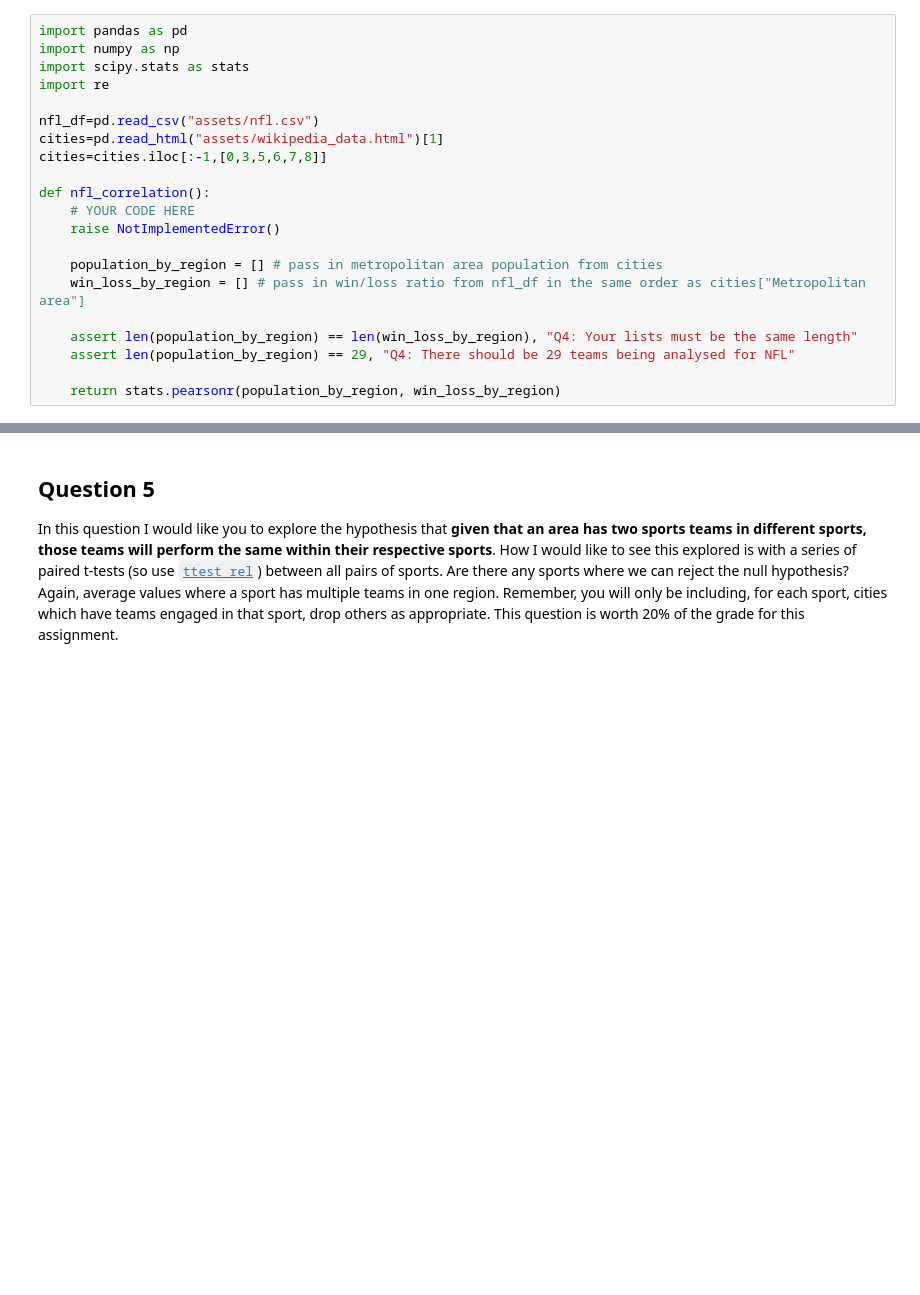
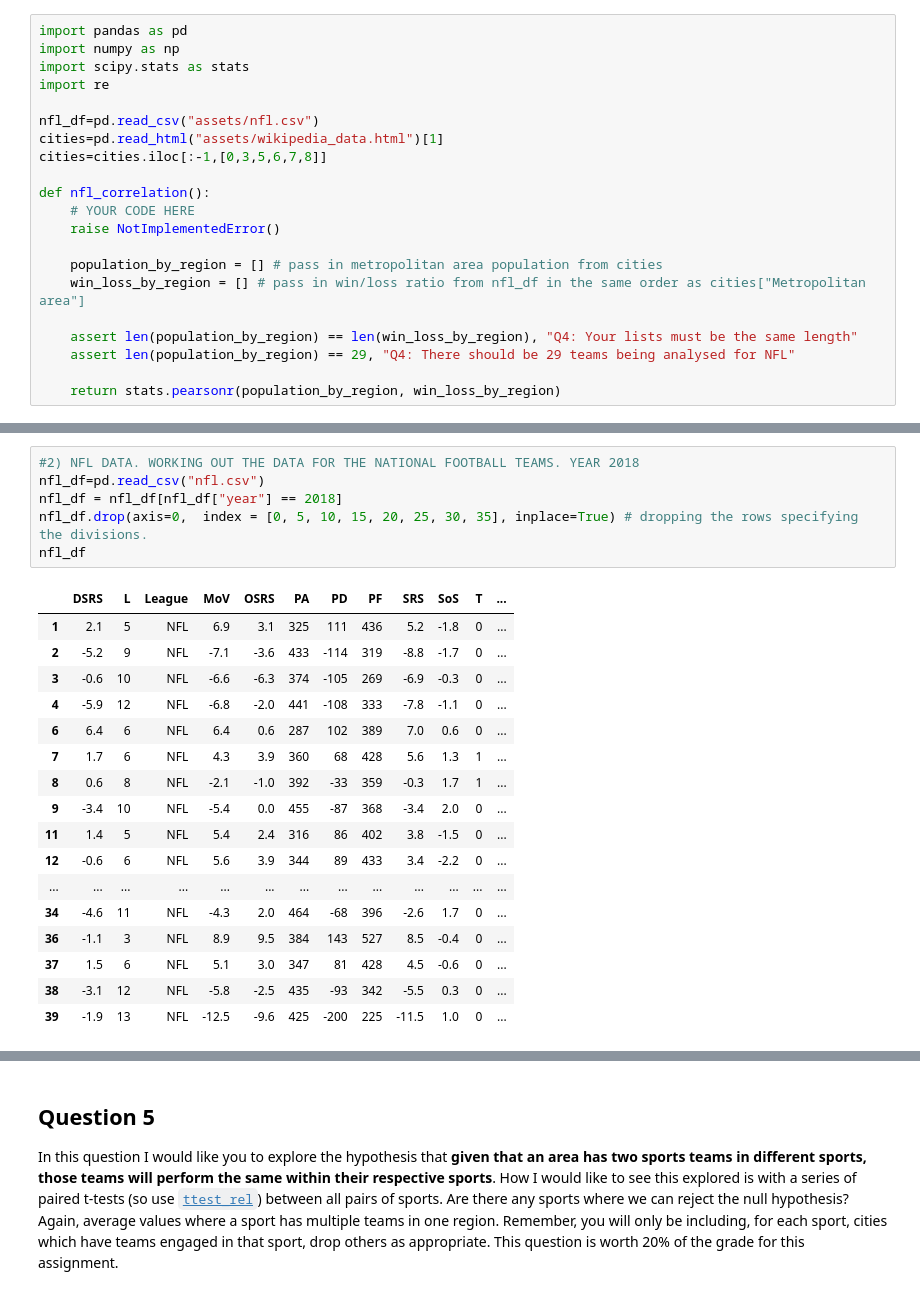
Before and after one commit to renzohillmann/Data-Science, a Jupyter notebook: week4/assignment4.ipynb, the cells around one changed output, grey strips where cells are left out. Cells and saved outputs as stored; diff of their text form; blank space fills up the shorter version.

```diff
--- a/week4/assignment4.ipynb
+++ b/week4/assignment4.ipynb
@@ -620,0 +848,24 @@ def nfl_correlation():
+# %%
+#2) NFL DATA. WORKING OUT THE DATA FOR THE NATIONAL FOOTBALL TEAMS. YEAR 2018
+nfl_df=pd.read_csv("nfl.csv")
+nfl_df = nfl_df[nfl_df["year"] == 2018]
+nfl_df.drop(axis=0,  index = [0, 5, 10, 15, 20, 25, 30, 35], inplace=True) # dropping the rows specifying the divisions.
+nfl_df
+# %% [output]
+|  | DSRS | L | League | MoV | OSRS | PA | PD | PF | SRS | SoS | T | ... |
+| 1 | 2.1 | 5 | NFL | 6.9 | 3.1 | 325 | 111 | 436 | 5.2 | -1.8 | 0 | ... |
+| 2 | -5.2 | 9 | NFL | -7.1 | -3.6 | 433 | -114 | 319 | -8.8 | -1.7 | 0 | ... |
+| 3 | -0.6 | 10 | NFL | -6.6 | -6.3 | 374 | -105 | 269 | -6.9 | -0.3 | 0 | ... |
+| 4 | -5.9 | 12 | NFL | -6.8 | -2.0 | 441 | -108 | 333 | -7.8 | -1.1 | 0 | ... |
+| 6 | 6.4 | 6 | NFL | 6.4 | 0.6 | 287 | 102 | 389 | 7.0 | 0.6 | 0 | ... |
+| 7 | 1.7 | 6 | NFL | 4.3 | 3.9 | 360 | 68 | 428 | 5.6 | 1.3 | 1 | ... |
+| 8 | 0.6 | 8 | NFL | -2.1 | -1.0 | 392 | -33 | 359 | -0.3 | 1.7 | 1 | ... |
+| 9 | -3.4 | 10 | NFL | -5.4 | 0.0 | 455 | -87 | 368 | -3.4 | 2.0 | 0 | ... |
+| 11 | 1.4 | 5 | NFL | 5.4 | 2.4 | 316 | 86 | 402 | 3.8 | -1.5 | 0 | ... |
+| 12 | -0.6 | 6 | NFL | 5.6 | 3.9 | 344 | 89 | 433 | 3.4 | -2.2 | 0 | ... |
+| ... | ... | ... | ... | ... | ... | ... | ... | ... | ... | ... | ... | ... |
+| 34 | -4.6 | 11 | NFL | -4.3 | 2.0 | 464 | -68 | 396 | -2.6 | 1.7 | 0 | ... |
+| 36 | -1.1 | 3 | NFL | 8.9 | 9.5 | 384 | 143 | 527 | 8.5 | -0.4 | 0 | ... |
+| 37 | 1.5 | 6 | NFL | 5.1 | 3.0 | 347 | 81 | 428 | 4.5 | -0.6 | 0 | ... |
+| 38 | -3.1 | 12 | NFL | -5.8 | -2.5 | 435 | -93 | 342 | -5.5 | 0.3 | 0 | ... |
+| 39 | -1.9 | 13 | NFL | -12.5 | -9.6 | 425 | -200 | 225 | -11.5 | 1.0 | 0 | ... |
```
Also changed, not shown: parts of 25 cells of this notebook, 1 other file.
